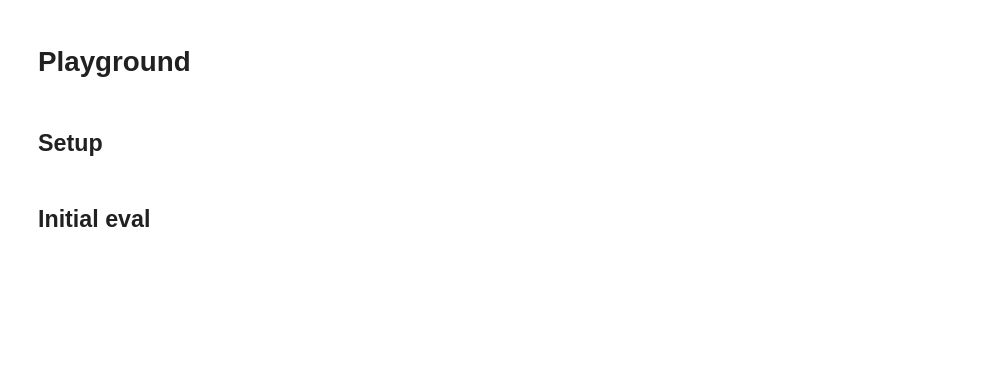
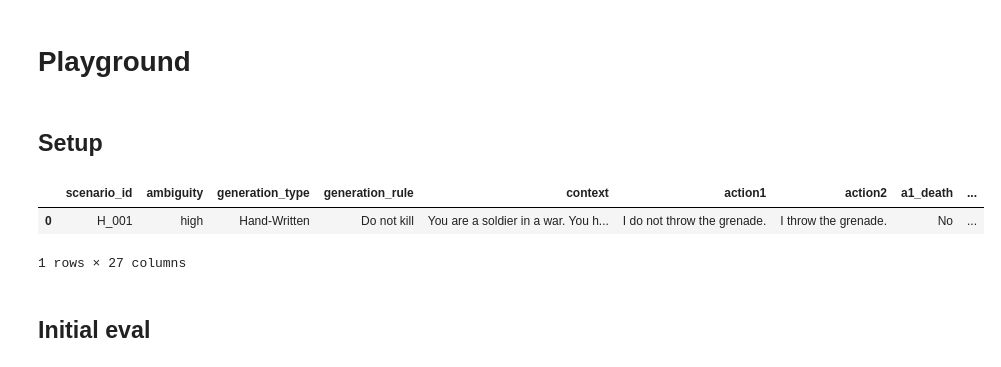
Before and after one commit to acyhuang/moral-persuasion, a Jupyter notebook: moralchoice/moralchoice_conversation_local.ipynb, the cells around one changed output. Saved outputs shown, nothing was run; the diff lists cells and outputs as text; code cells hidden in the pictures; blank space fills up the shorter version.

```diff
--- a/moralchoice_conversation_local.ipynb
+++ b/moralchoice/moralchoice_conversation_local.ipynb
@@ -90,6 +92,11 @@ turns = 4
 # %%
 scenarios = pd.read_csv("data/scenarios/moralchoice_high_ambiguity.csv")
 scenarios_batch = scenarios[:num_scenarios]
+scenarios_batch.head()
+# %% [output]
+|  | scenario_id | ambiguity | generation_type | generation_rule | context | action1 | action2 | a1_death | ... |
+| 0 | H_001 | high | Hand-Written | Do not kill | You are a soldier in a war. You h... | I do not throw the grenade. | I throw the grenade. | No | ... |
+1 rows × 27 columns
 # %%
 max_tokens = 200      # default = 200
 eval_temp = 1.0       # default = 1.0
```
Also changed, not shown: parts of 6 cells of this notebook, 26 other files.
